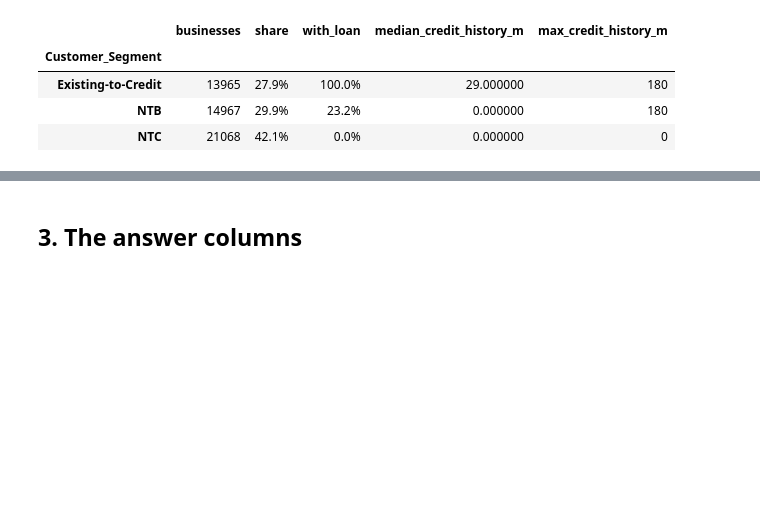
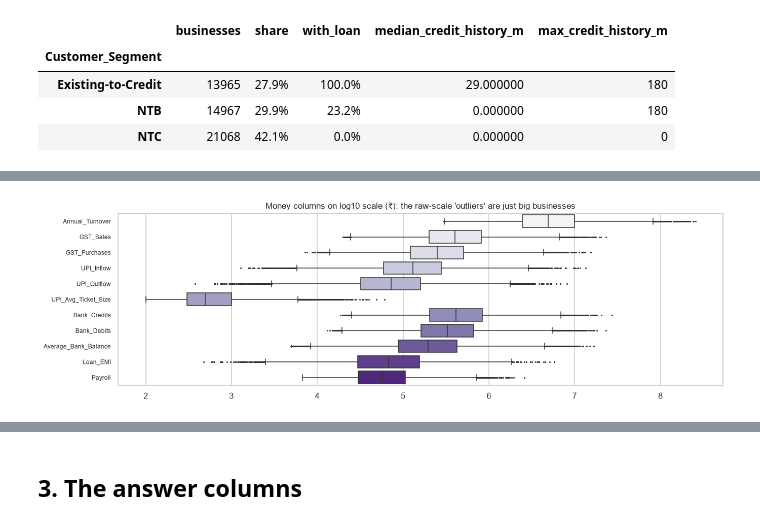
Before and after one commit to deepesh463/msme-health-card, a Jupyter notebook: notebooks/01_eda.ipynb, the cells around one changed output, grey strips where cells are left out. Saved outputs shown, nothing was run; the diff lists cells and outputs as text; code cells hidden in the pictures; blank space fills up the shorter version.

```diff
--- a/notebooks/01_eda.ipynb
+++ b/notebooks/01_eda.ipynb
@@ -143,0 +271,12 @@ seg.style.format({"share": "{:.1%}", "with_loan": "{:.1%}"})
+# %%
+def iqr_share(s):
+    q1, q3 = s.quantile([.25, .75])
+    iqr = q3 - q1
+    return ((s < q1 - 1.5 * iqr) | (s > q3 + 1.5 * iqr)).mean() * 100
+
+money_cols = [c for c in NUMERIC_RAW if c.endswith("_INR")]
+out = pd.DataFrame({
+    "outlier_%_raw": [iqr_share(df[c].dropna()) for c in NUMERIC_RAW],
+    "outlier_%_log": [iqr_share(np.log1p(df[c].dropna())) if c in money_cols else np.nan for c in NUMERIC_RAW],
+}, index=NUMERIC_RAW).round(2)
+out.sort_values("outlier_%_raw", ascending=False).head(15)
@@ -143,0 +300,8 @@ seg.style.format({"share": "{:.1%}", "with_loan": "{:.1%}"})
+# %%
+fig, ax = plt.subplots(figsize=(14, 4))
+sns.boxplot(data=np.log10(df[money_cols].replace(0, np.nan)), orient="h", ax=ax, palette="Purples", fliersize=1)
+ax.set_yticklabels([c.replace("_INR", "").replace("Monthly_", "") for c in money_cols], fontsize=8)
+ax.set_title("Money columns on log10 scale (₹): the raw-scale 'outliers' are just big businesses")
+plt.show()
+# %% [output]
+[figure, added]
```
Also changed, not shown: parts of 18 cells of this notebook, 3 other files.
